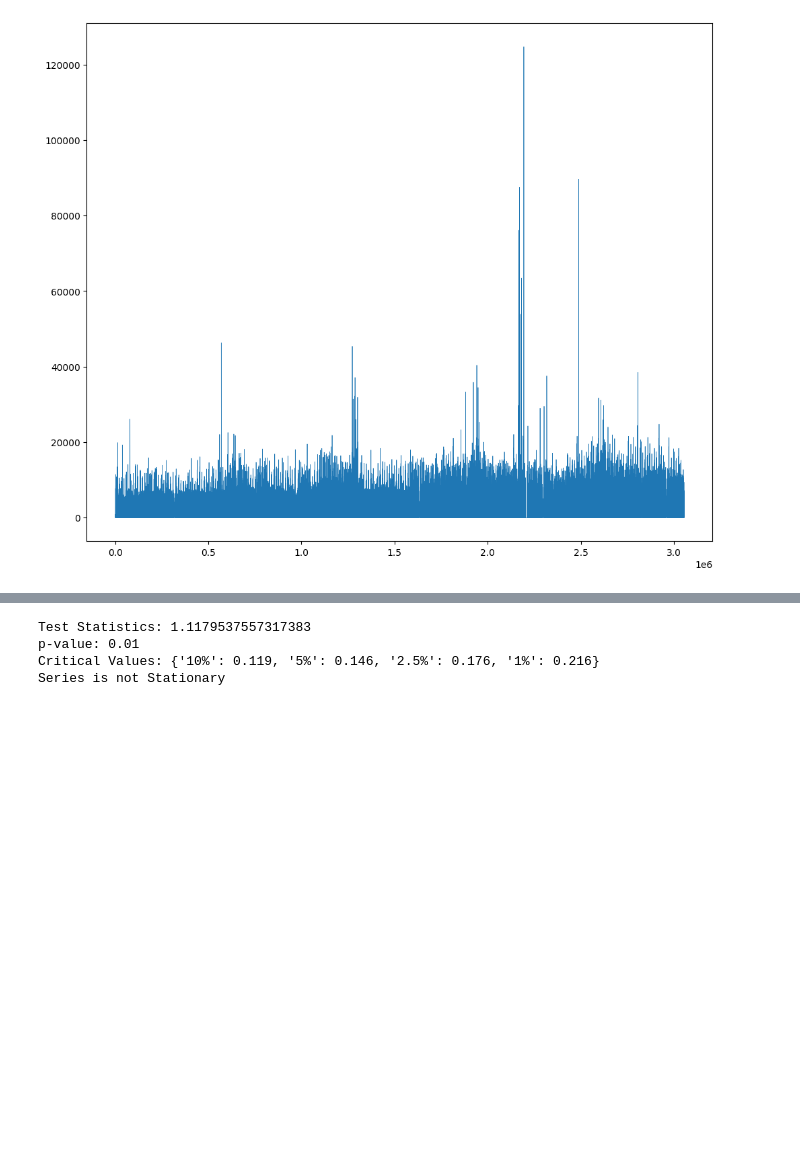
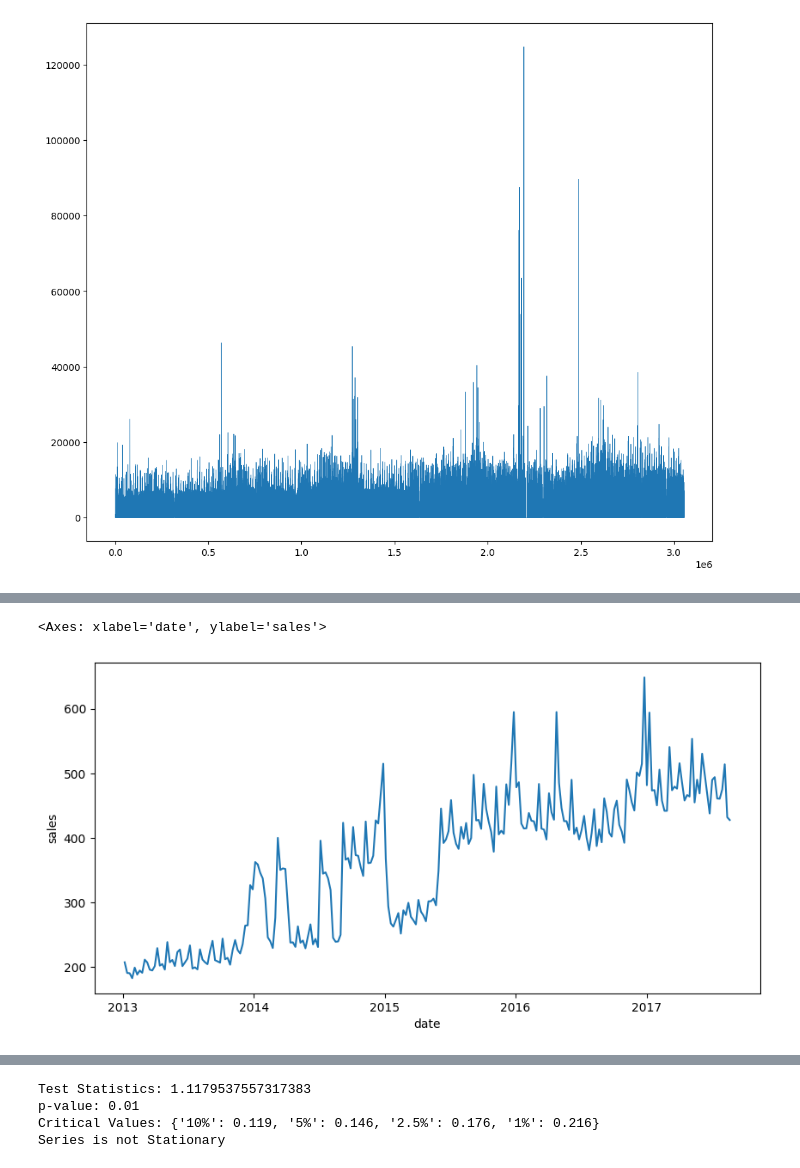
Before and after one commit to sethsot/Regression_Project, a Jupyter notebook: draft.ipynb, the cells around one changed output, grey strips where cells are left out. Cells and saved outputs as stored; diff of their text form; code cells hidden in the pictures; blank space fills up the shorter version.

```diff
--- a/draft.ipynb
+++ b/draft.ipynb
@@ -1106,0 +1208,8 @@ clean_train['sales'].plot(linewidth=0.5)
+# %%
+#look at the weekly mean over the period
+
+plt.figure(figsize=(10,5))
+sns.lineplot(x=clean_train_weekly_mean.index,y=clean_train_weekly_mean['sales'])
+# %% [output]
+<Axes: xlabel='date', ylabel='sales'>
+[figure, added]
```
Also changed, not shown: parts of 40 cells of this notebook.
